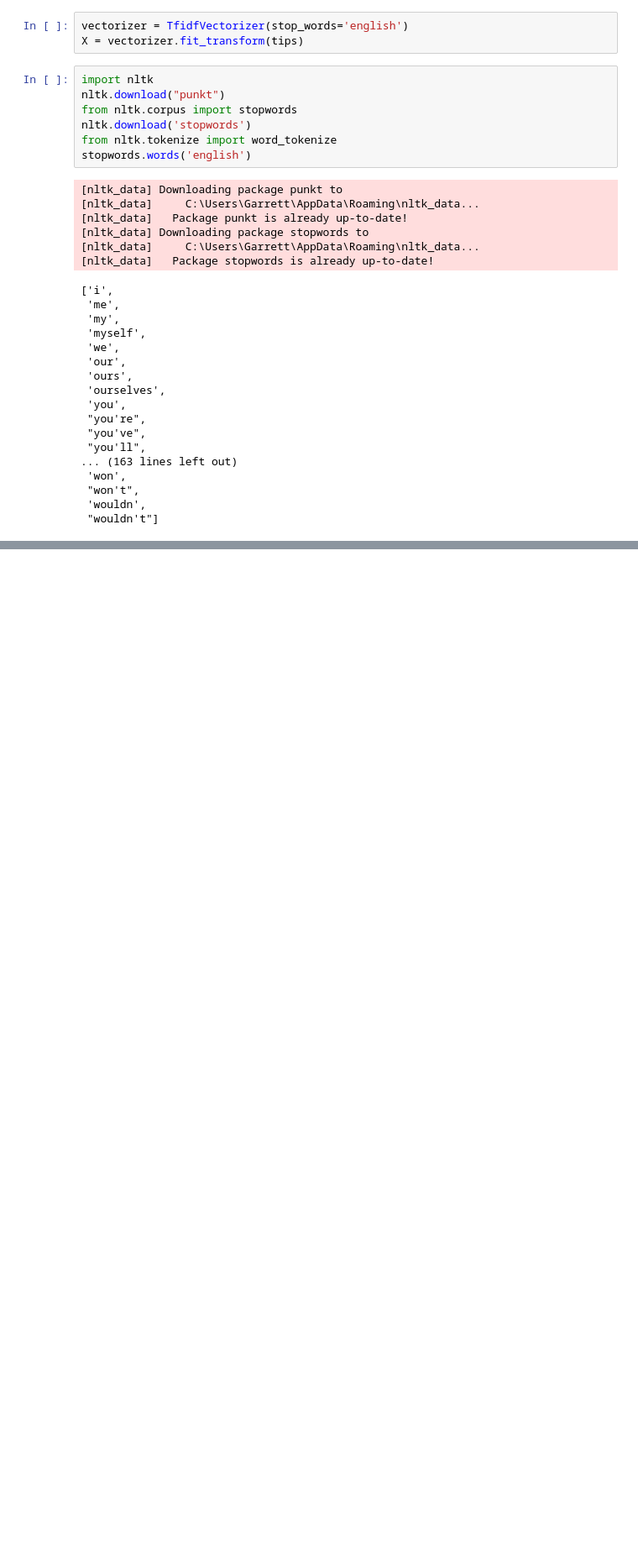
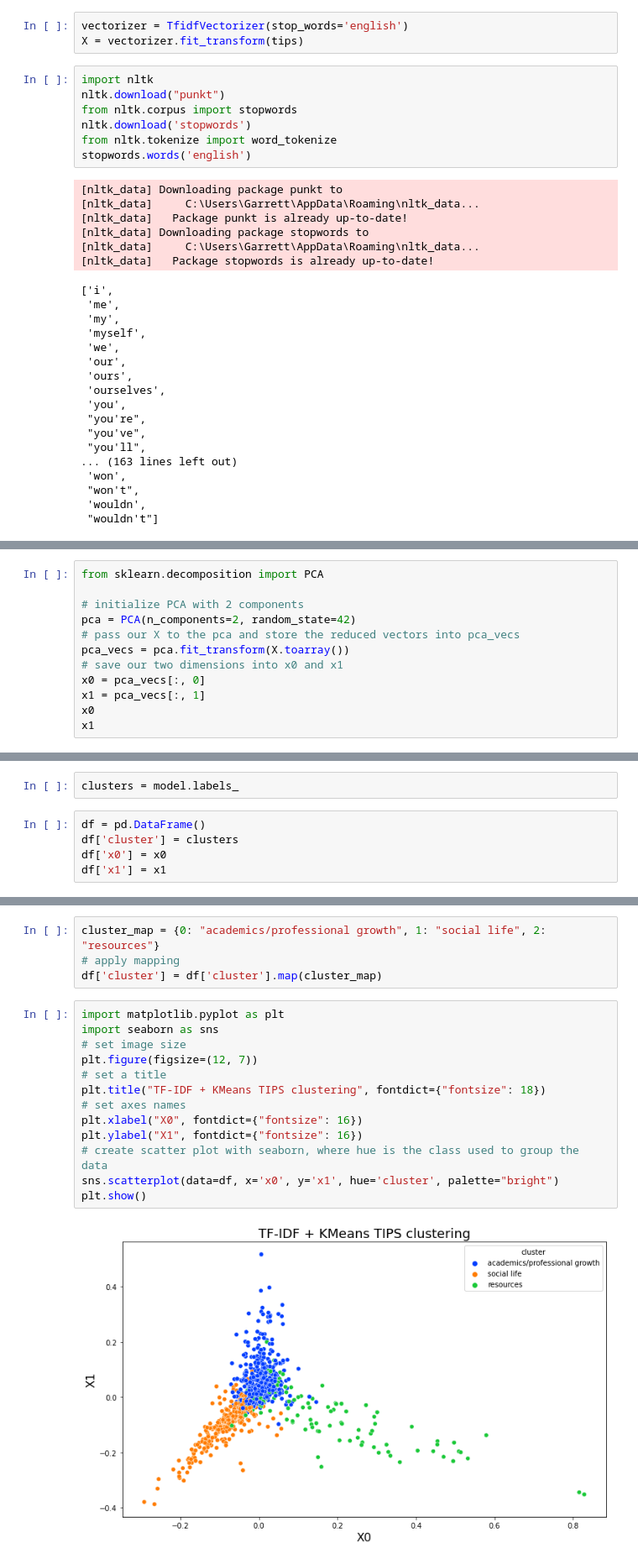
Before and after one commit to Grwatki3/IAA_TIPS, a Jupyter notebook: Clustering.ipynb, the cells around one changed output, grey strips where cells are left out. Shown at 84% size. Cells and saved outputs as stored; diff of their text form; blank space fills up the shorter version.

```diff
--- a/Clustering.ipynb
+++ b/Clustering.ipynb
@@ -101,0 +254,12 @@ Cluster 0:
+# %%
+from sklearn.decomposition import PCA
+
+# initialize PCA with 2 components
+pca = PCA(n_components=2, random_state=42)
+# pass our X to the pca and store the reduced vectors into pca_vecs
+pca_vecs = pca.fit_transform(X.toarray())
+# save our two dimensions into x0 and x1
+x0 = pca_vecs[:, 0]
+x1 = pca_vecs[:, 1]
+x0
+x1
@@ -101,0 +269,7 @@ Cluster 0:
+# %%
+clusters = model.labels_
+# %%
+df = pd.DataFrame()
+df['cluster'] = clusters
+df['x0'] = x0
+df['x1'] = x1
@@ -101,0 +296,19 @@ Cluster 0:
+# %%
+cluster_map = {0: "academics/professional growth", 1: "social life", 2: "resources"}
+# apply mapping
+df['cluster'] = df['cluster'].map(cluster_map)
+# %%
+import matplotlib.pyplot as plt
+import seaborn as sns
+# set image size
+plt.figure(figsize=(12, 7))
+# set a title
+plt.title("TF-IDF + KMeans TIPS clustering", fontdict={"fontsize": 18})
+# set axes names
+plt.xlabel("X0", fontdict={"fontsize": 16})
+plt.ylabel("X1", fontdict={"fontsize": 16})
+# create scatter plot with seaborn, where hue is the class used to group the data
+sns.scatterplot(data=df, x='x0', y='x1', hue='cluster', palette="bright")
+plt.show()
+# %% [output]
+[figure, added]
```
Also changed, not shown: parts of 26 cells of this notebook.
